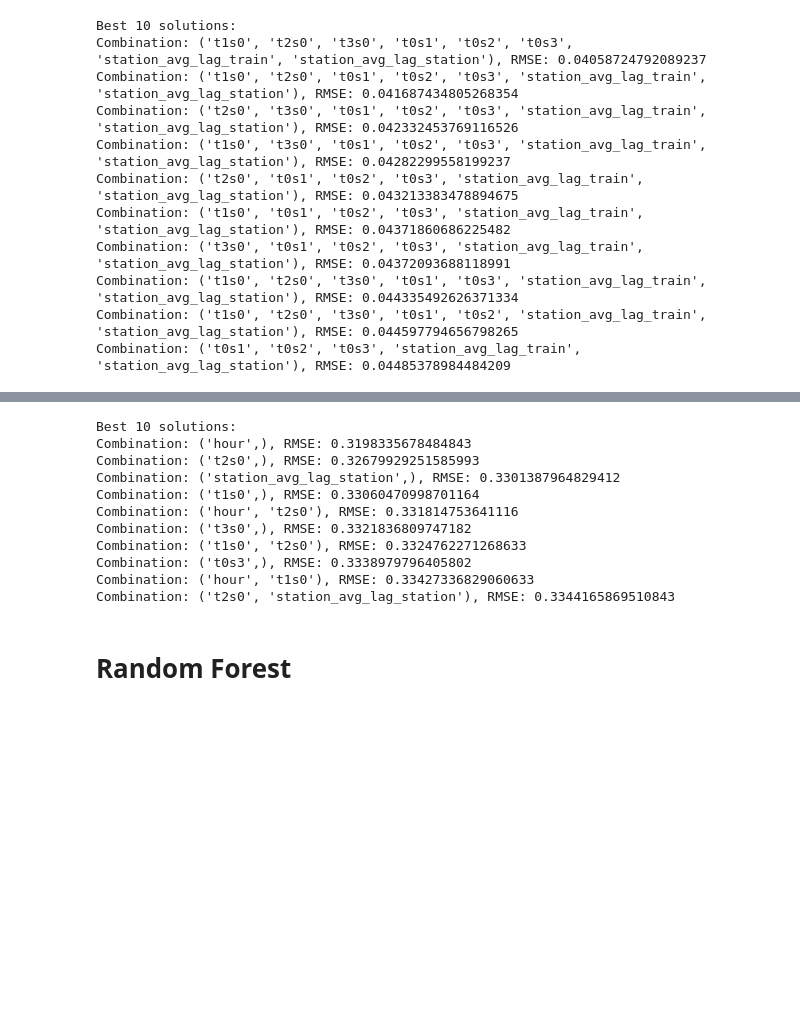
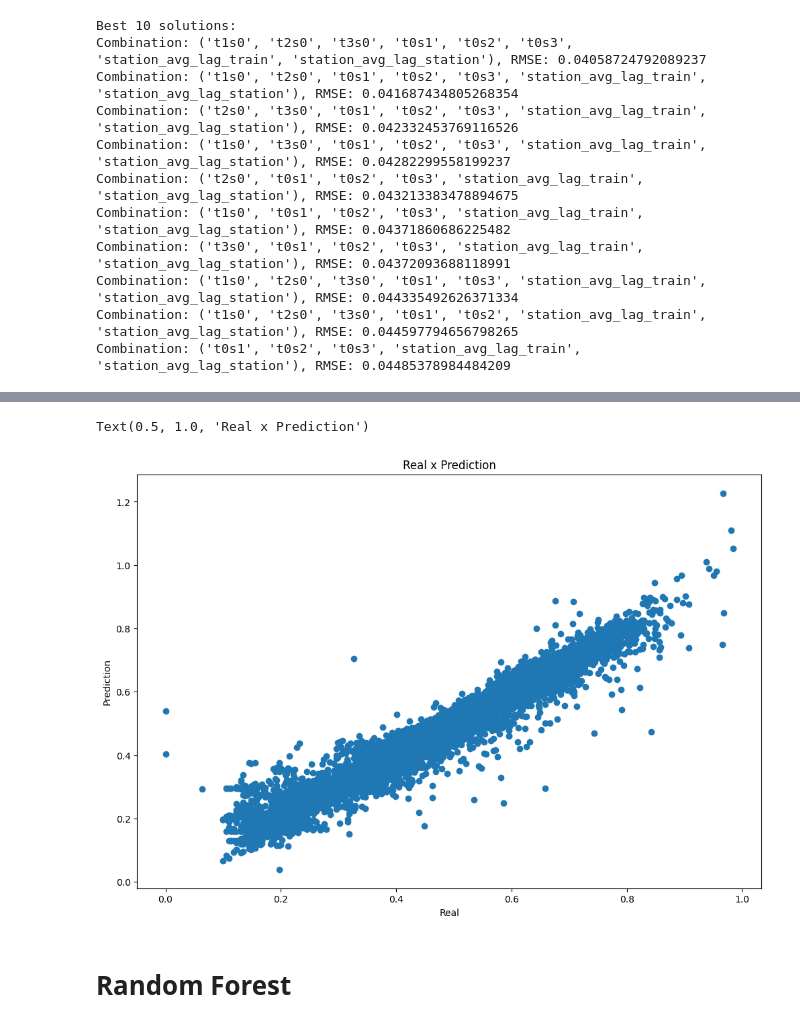
Before and after one commit to ArthurMbraga/machine-learning-project-CSC7201, a Jupyter notebook: project_new.ipynb, the cells around one changed output, grey strips where cells are left out. Drawn from its saved outputs; the diff is of its cells as text; code cells hidden in the pictures; blank space fills up the shorter version.

```diff
--- a/project_new.ipynb
+++ b/project_new.ipynb
@@ -268,34 +258,20 @@ KeyboardInterrupt:
-# %%
-all_combinations = []
-for i in range(1, 5):
-    all_combinations.extend(itertools.combinations(all_features, i))
-
-solutions = []
-for i, comb in enumerate(tqdm(all_combinations, desc="Grid Search")):
-    model = make_pipeline(PolynomialFeatures(degree=4),
-                          AndreaLinearRegression())
-    model.fit(df_train[list(comb)], df_train[target])
-    prediction = model.predict(df_test[list(comb)])
-    error = math.sqrt(mean_squared_error(df_test[target], prediction))
-    heapq.heappush(solutions, (error, comb))
-
-# Get the best 10 solutions
-best_solutions = heapq.nsmallest(10, solutions)
-print("Best 10 solutions:")
-for error, comb in best_solutions:
-    print(f"Combination: {comb}, RMSE: {error}")
-# %% [output]
-Best 10 solutions:
-Combination: ('hour',), RMSE: 0.3198335678484843
-Combination: ('t2s0',), RMSE: 0.32679929251585993
-Combination: ('station_avg_lag_station',), RMSE: 0.3301387964829412
-Combination: ('t1s0',), RMSE: 0.33060470998701164
-Combination: ('hour', 't2s0'), RMSE: 0.331814753641116
-Combination: ('t3s0',), RMSE: 0.3321836809747182
-Combination: ('t1s0', 't2s0'), RMSE: 0.3324762271268633
-Combination: ('t0s3',), RMSE: 0.3338979796405802
-Combination: ('hour', 't1s0'), RMSE: 0.33427336829060633
-Combination: ('t2s0', 'station_avg_lag_station'), RMSE: 0.3344165869510843
+# %%
+# plot prediction x real
+best_comb = list(('t1s0', 't2s0', 't3s0', 't0s1', 't0s2', 'station_avg_lag_train', 'station_avg_lag_station'))
+model = make_pipeline(PolynomialFeatures(degree=4),
+                      AndreaLinearRegression())
+model.fit(df_train[best_comb], df_train[target])
+
+prediction = model.predict(df_test[best_comb])
+
+plt.figure(figsize=(12, 8))
+plt.scatter(df_test[target], prediction)
+plt.xlabel('Real')
+plt.ylabel('Prediction')
+plt.title('Real x Prediction')
+# %% [output]
+Text(0.5, 1.0, 'Real x Prediction')
+[figure, added]
 # %% [markdown]
 # Random Forest
 # %%
```
Also changed, not shown: parts of 22 cells of this notebook, 1 other file.
